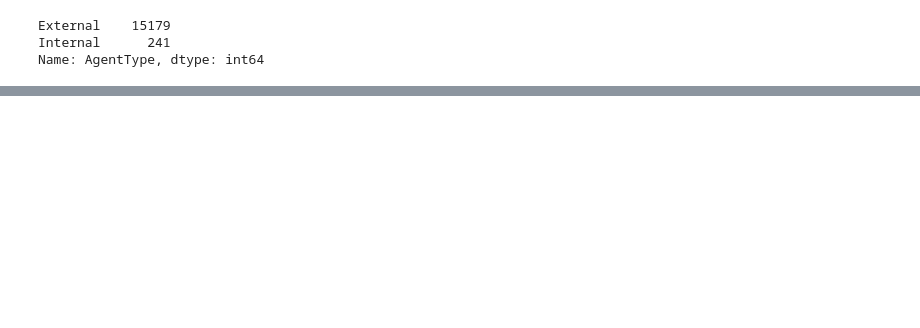
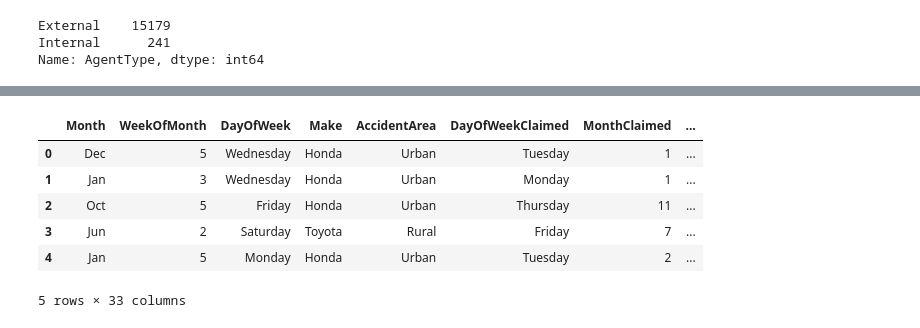
Before and after one commit to idamanue/Project-2, a Jupyter notebook: manuela.ipynb, the cells around one changed output, grey strips where cells are left out. Saved outputs shown, nothing was run; the diff lists cells and outputs as text; code cells hidden in the pictures; blank space fills up the shorter version.

```diff
--- a/manuela.ipynb
+++ b/manuela.ipynb
@@ -100,3 +94,15 @@ df['AgentType'].value_counts()
 External    15179
 Internal      241
 Name: AgentType, dtype: int64
+# %%
+# Make Age of Vehicle column numerical
+df.loc[df['AgeOfVehicle'] == 'new', 'AgeOfVehicle'] = '1'
+df.loc[df['AgeOfVehicle'] == '2 years', 'AgeOfVehicle'] = '2'
+df.loc[df['AgeOfVehicle'] == '3 years', 'AgeOfVehicle'] = '3'
+df.loc[df['AgeOfVehicle'] == '4 years', 'AgeOfVehicle'] = '4'
+df.loc[df['AgeOfVehicle'] == '5 years', 'AgeOfVehicle'] = '5'
+df.loc[df['AgeOfVehicle'] == '6 years', 'AgeOfVehicle'] = '6'
+df.loc[df['AgeOfVehicle'] == '7 years', 'AgeOfVehicle'] = '7'
+df.loc[df['AgeOfVehicle'] == 'more than 7', 'AgeOfVehicle'] = '8'
+
+df.head()
@@ -102,0 +135,24 @@ Name: AgentType, dtype: int64
+# %%
+# Make MonthClaimed column numerical
+df.loc[df['MonthClaimed'] == 'Jan', 'MonthClaimed'] = '1'
+df.loc[df['MonthClaimed'] == 'Feb', 'MonthClaimed'] = '2'
+df.loc[df['MonthClaimed'] == 'Mar', 'MonthClaimed'] = '3'
+df.loc[df['MonthClaimed'] == 'Apr', 'MonthClaimed'] = '4'
+df.loc[df['MonthClaimed'] == 'May', 'MonthClaimed'] = '5'
+df.loc[df['MonthClaimed'] == 'Jun', 'MonthClaimed'] = '6'
+df.loc[df['MonthClaimed'] == 'Jul', 'MonthClaimed'] = '7'
+df.loc[df['MonthClaimed'] == 'Aug', 'MonthClaimed'] = '8'
+df.loc[df['MonthClaimed'] == 'Sep', 'MonthClaimed'] = '9'
+df.loc[df['MonthClaimed'] == 'Oct', 'MonthClaimed'] = '10'
+df.loc[df['MonthClaimed'] == 'Nov', 'MonthClaimed'] = '11'
+df.loc[df['MonthClaimed'] == 'Dec', 'MonthClaimed'] = '12'
+
+df.head()
+# %% [output]
+|  | Month | WeekOfMonth | DayOfWeek | Make | AccidentArea | DayOfWeekClaimed | MonthClaimed | ... |
+| 0 | Dec | 5 | Wednesday | Honda | Urban | Tuesday | 1 | ... |
+| 1 | Jan | 3 | Wednesday | Honda | Urban | Monday | 1 | ... |
+| 2 | Oct | 5 | Friday | Honda | Urban | Thursday | 11 | ... |
+| 3 | Jun | 2 | Saturday | Toyota | Rural | Friday | 7 | ... |
+| 4 | Jan | 5 | Monday | Honda | Urban | Tuesday | 2 | ... |
+5 rows × 33 columns
```
Also changed, not shown: parts of 45 cells of this notebook, 2 other files.
